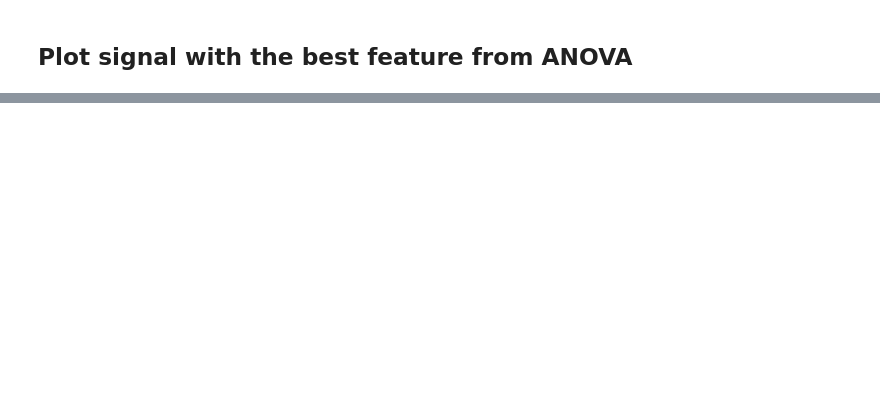
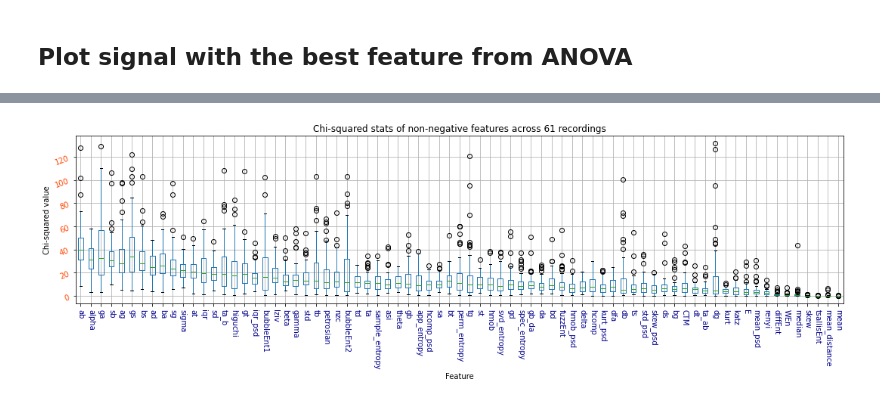
Before and after one commit to amirhdre/BSc-Thesis, a Jupyter notebook: 12 code.ipynb, the cells around one changed output, grey strips where cells are left out. Cells and saved outputs as stored; diff of their text form; code cells hidden in the pictures; blank space fills up the shorter version.

```diff
--- a/12 code.ipynb
+++ b/12 code.ipynb
@@ -347,0 +557,25 @@ Designing a one-pass, zero-phase, non-causal bandpass filter:
+# %%
+plt.figure(figsize=(15,5))
+chiSqr_df = chiSqr_df.rename(columns={'central_tendency_measure':"CTM"}) # first name is too long :) so abbreviate it!
+chiSqr_rank_df = chiSqr_rank_df.rename(columns={'central_tendency_measure':"CTM"})
+
+chiSqr_df = chiSqr_df.astype(float)
+chiSqr_df = chiSqr_df[chiSqr_rank_df.median().sort_values().index]
+ax = chiSqr_df.boxplot()
+ax.tick_params(
+    axis="x", labelsize=10,
+    labelrotation=-90,
+    labelcolor="darkblue")
+ax.tick_params(
+    axis="y", labelsize=10,
+    labelrotation=20,
+    labelcolor="orangered")
+plt.xlabel("Feature")
+plt.ylabel("Chi-squared value")
+plt.title(f"Chi-squared stats of non-negative features across {reference_df.shape[0]} recordings")
+plt.tight_layout()
+# plt.savefig("fs_chiSQR_ranking.png")
+# plt.savefig("fs_chiSQR_ranking.svg")
+plt.show()
+# %% [output]
+[figure, added]
```
Also changed, not shown: parts of 23 cells of this notebook, 2 other files.
